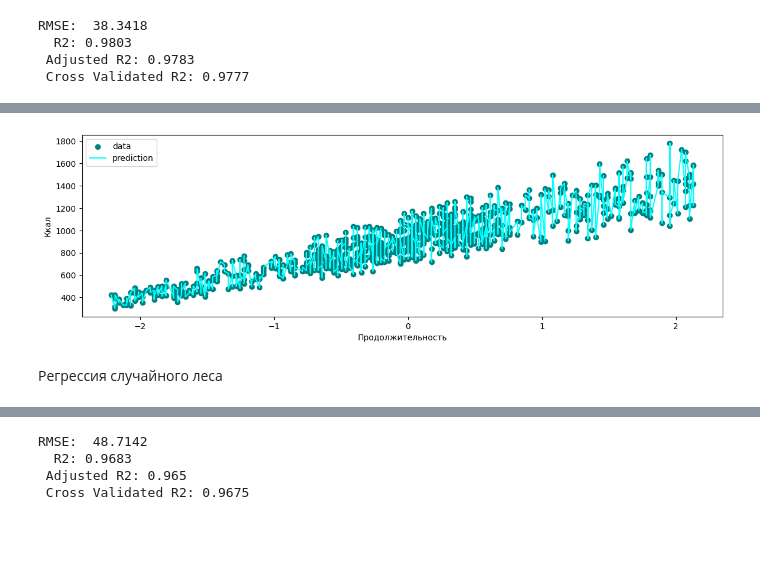
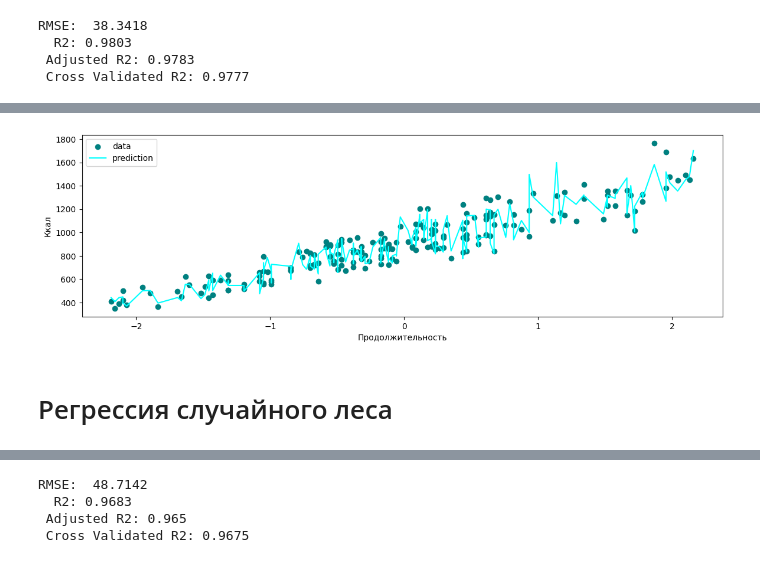
Before and after one commit to aubergeeen/ML-Labs, a Jupyter notebook: TechML_Lab_4_Regression.ipynb, the cells around one changed output, grey strips where cells are left out. Cells and saved outputs as stored; diff of their text form; code cells hidden in the pictures; blank space fills up the shorter version.

```diff
--- a/TechML_Lab_4_Regression.ipynb
+++ b/TechML_Lab_4_Regression.ipynb
@@ -287,9 +298,9 @@ RMSE:  38.3418
  Cross Validated R2: 0.9777
 # %%
 plt.rcParams["figure.figsize"] = (14,4)
-plt.scatter(X_train["Session_Duration (hours)"], y_train, color='teal',
+plt.scatter(X_test["Session_Duration (hours)"], y_test, color='teal',
             label='data')
-sort = X_train.sort_values(by='Session_Duration (hours)')
+sort = X_test.sort_values(by='Session_Duration (hours)')
 plt.plot(sort["Session_Duration (hours)"], lr.predict(sort), color='cyan',
          label='prediction')
 plt.xlabel('Продолжительность')
@@ -317,0 +329,11 @@ RMSE:  96.4877
+# %%
+plt.rcParams["figure.figsize"] = (14,4)
+plt.scatter(X_test["Session_Duration (hours)"], y_test, color='teal',
+            label='data')
+
+plt.plot(X_test["Session_Duration (hours)"], pr.predict(X_p_test), color='cyan',
+         label='prediction')
+plt.xlabel('Продолжительность')
+plt.ylabel('Ккал')
+plt.legend()
+plt.show()
@@ -331,16 +355,16 @@ RMSE:  72.2418
 # %%
 plt.rcParams["figure.figsize"] = (14,4)
-plt.scatter(X_train["Session_Duration (hours)"], y_train, color='teal',
+plt.scatter(X_test["Session_Duration (hours)"], y_test, color='teal',
             label='data')
-#sort = X_train.sort_values(by='Session_Duration (hours)')
+#sort = X_test.sort_values(by='Session_Duration (hours)')
 plt.plot(sort["Session_Duration (hours)"], dt.predict(sort), color='cyan',
          label='prediction')
 plt.xlabel('Продолжительность')
 plt.ylabel('Ккал')
 plt.legend()
 plt.show()
 # %% [output]
-[figure, old version]
+[figure, new version]
 # %% [markdown]
-Регрессия случайного леса
+# Регрессия случайного леса
 # %%
```
Also changed, not shown: parts of 25 cells of this notebook.
